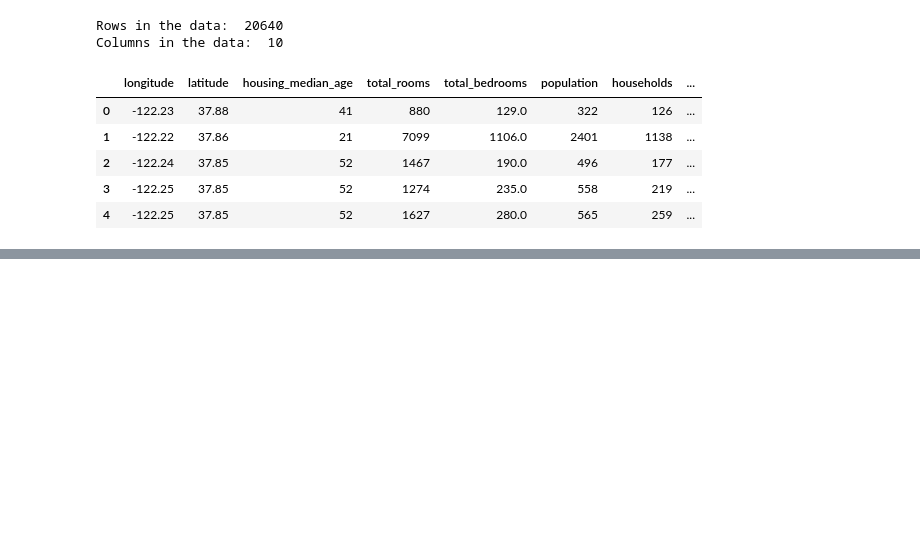
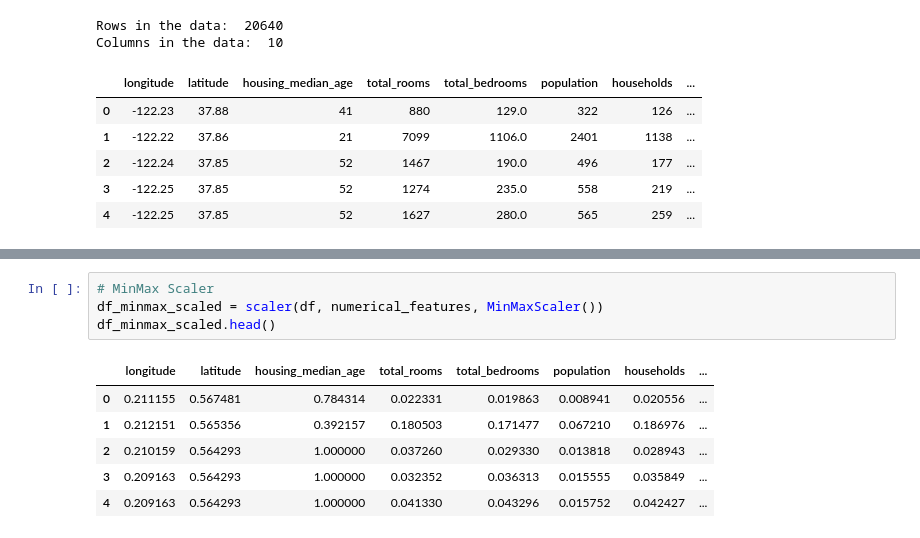
Before and after one commit to zoddtheimmortal/ml-assignments, a Jupyter notebook: a1/main.ipynb, the cells around one changed output, grey strips where cells are left out. Drawn from its saved outputs; the diff is of its cells as text; blank space fills up the shorter version.

```diff
--- a/a1/main.ipynb
+++ b/a1/main.ipynb
@@ -66,0 +142,11 @@ desc_table
+# %%
+# MinMax Scaler
+df_minmax_scaled = scaler(df, numerical_features, MinMaxScaler())
+df_minmax_scaled.head()
+# %% [output]
+|  | longitude | latitude | housing_median_age | total_rooms | total_bedrooms | population | households | ... |
+| 0 | 0.211155 | 0.567481 | 0.784314 | 0.022331 | 0.019863 | 0.008941 | 0.020556 | ... |
+| 1 | 0.212151 | 0.565356 | 0.392157 | 0.180503 | 0.171477 | 0.067210 | 0.186976 | ... |
+| 2 | 0.210159 | 0.564293 | 1.000000 | 0.037260 | 0.029330 | 0.013818 | 0.028943 | ... |
+| 3 | 0.209163 | 0.564293 | 1.000000 | 0.032352 | 0.036313 | 0.015555 | 0.035849 | ... |
+| 4 | 0.209163 | 0.564293 | 1.000000 | 0.041330 | 0.043296 | 0.015752 | 0.042427 | ... |
```
Also changed, not shown: parts of 12 cells of this notebook, 2 other files.
